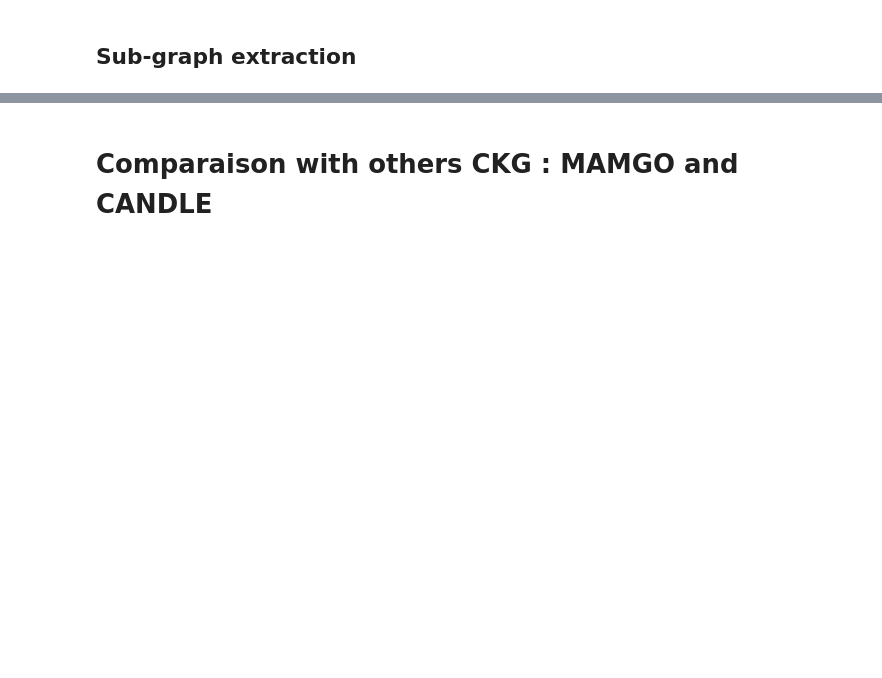
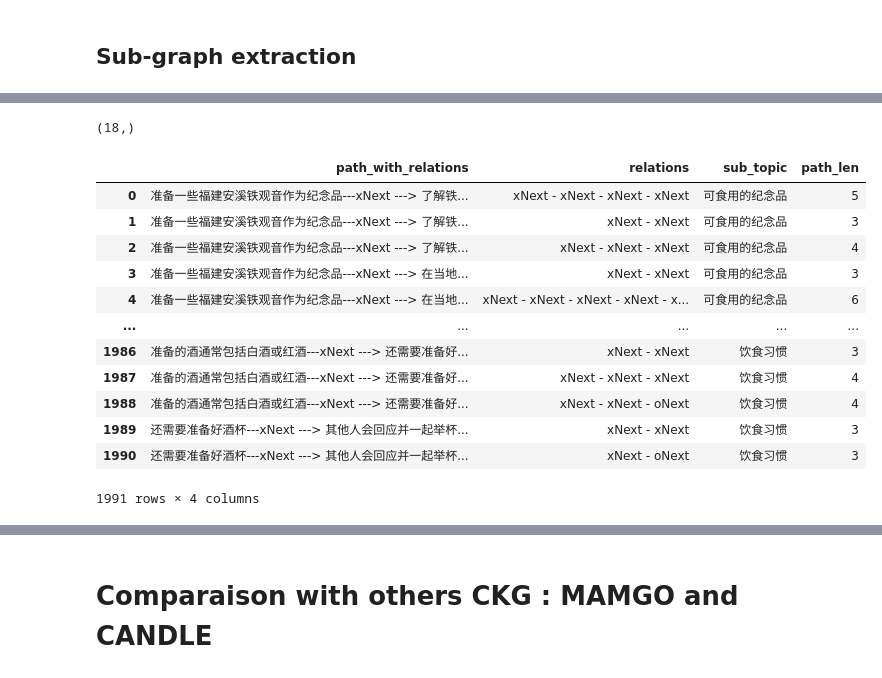
Before and after one commit to JuniorTonga/Cultural_Commonsense_Knowledge_Graph, a Jupyter notebook: notebooks/analysis.ipynb, the cells around one changed output, grey strips where cells are left out. Saved outputs shown, nothing was run; the diff lists cells and outputs as text; code cells hidden in the pictures; blank space fills up the shorter version.

```diff
--- a/notebooks/analysis.ipynb
+++ b/notebooks/analysis.ipynb
@@ -8,5 +8,9 @@ from tqdm import tqdm
 import os
 # %%
 # expanded commonsense dataset
-commonsense_data=pd.read_excel('/Users/juniorcedrictonga/RA_MBZUAI/new_prompt_test.xlsx',sheet_name='China')
-commonsense_data
+commonsense_data=pd.read_excel('/Users/juniorcedrictonga/RA_MBZUAI/Cultural_Commonsense_Knowledge_Graph/results/monolingual_extension.xlsx',sheet_name='Indonesia')
+#commonsense_data.duplicated()
+#commonsense_data[commonsense_data.duplicated()]
+commonsense_data=commonsense_data[['event','knowledge']]
+duplicates = commonsense_data[commonsense_data.duplicated(keep=False)]
+duplicates
@@ -155,0 +234,4 @@ global_paths_df
+# %%
+global_paths_df['sub_topic'].unique().shape
+# %% [output]
+(18,)
@@ -155,0 +332,16 @@ global_paths_df
+# %%
+global_paths_df
+# %% [output]
+|  | path_with_relations | relations | sub_topic | path_len |
+| 0 | 准备一些福建安溪铁观音作为纪念品---xNext ---> 了解铁... | xNext - xNext - xNext - xNext | 可食用的纪念品 | 5 |
+| 1 | 准备一些福建安溪铁观音作为纪念品---xNext ---> 了解铁... | xNext - xNext | 可食用的纪念品 | 3 |
+| 2 | 准备一些福建安溪铁观音作为纪念品---xNext ---> 了解铁... | xNext - xNext - xNext | 可食用的纪念品 | 4 |
+| 3 | 准备一些福建安溪铁观音作为纪念品---xNext ---> 在当地... | xNext - xNext | 可食用的纪念品 | 3 |
+| 4 | 准备一些福建安溪铁观音作为纪念品---xNext ---> 在当地... | xNext - xNext - xNext - xNext - x... | 可食用的纪念品 | 6 |
+| ... | ... | ... | ... | ... |
+| 1986 | 准备的酒通常包括白酒或红酒---xNext ---> 还需要准备好... | xNext - xNext | 饮食习惯 | 3 |
+| 1987 | 准备的酒通常包括白酒或红酒---xNext ---> 还需要准备好... | xNext - xNext - xNext | 饮食习惯 | 4 |
+| 1988 | 准备的酒通常包括白酒或红酒---xNext ---> 还需要准备好... | xNext - xNext - oNext | 饮食习惯 | 4 |
+| 1989 | 还需要准备好酒杯---xNext ---> 其他人会回应并一起举杯... | xNext - xNext | 饮食习惯 | 3 |
+| 1990 | 还需要准备好酒杯---xNext ---> 其他人会回应并一起举杯... | xNext - oNext | 饮食习惯 | 3 |
+1991 rows × 4 columns
```
Also changed, not shown: parts of 12 cells of this notebook, 2 other files.
